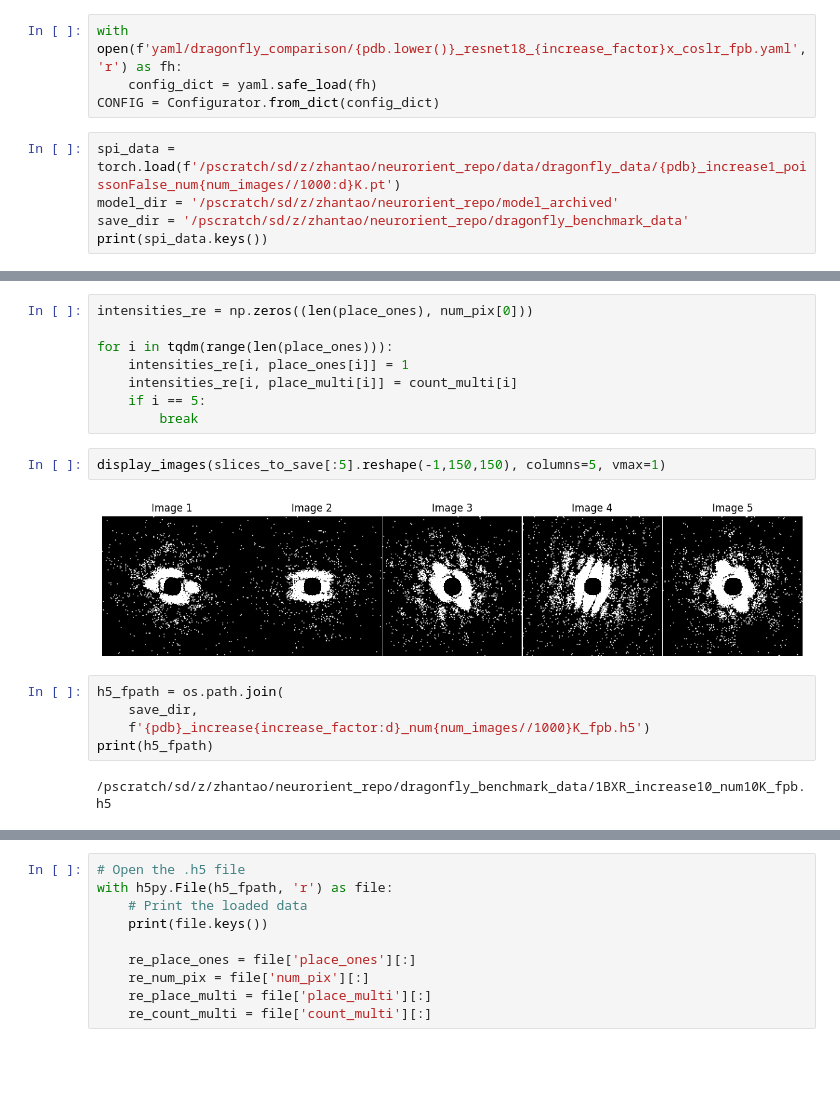
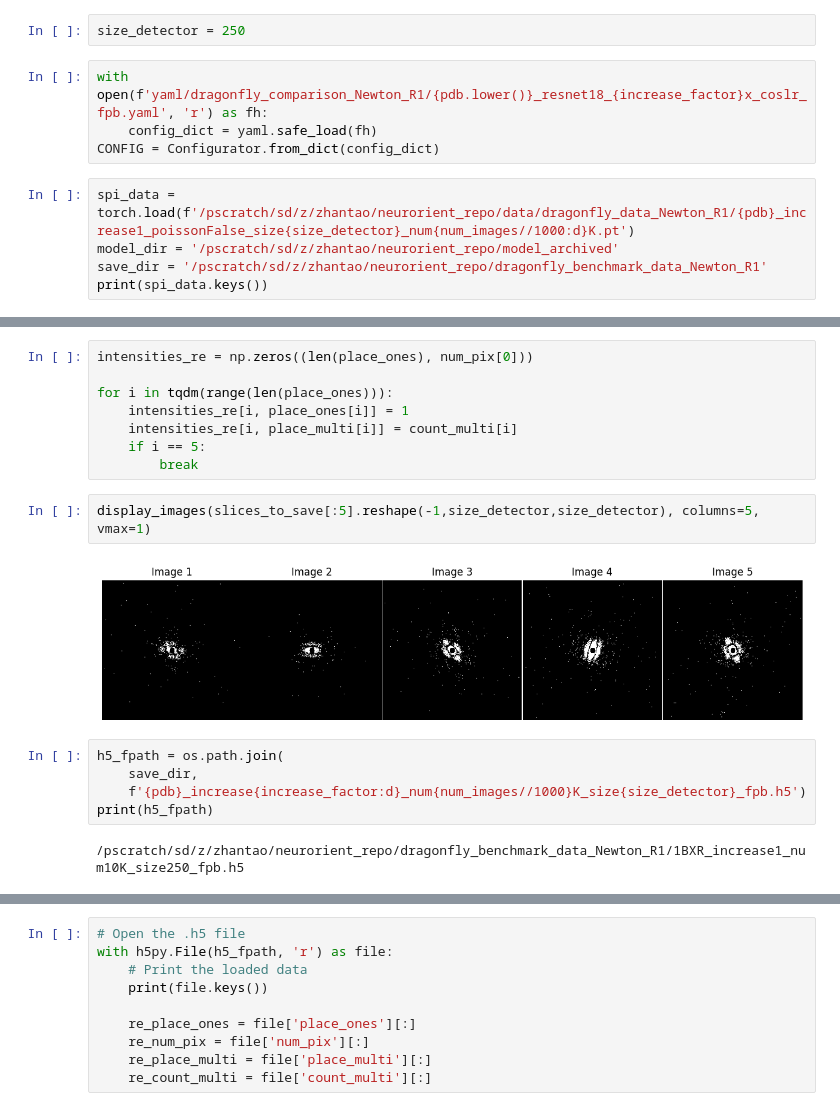
Before and after one commit to zhantaochen/neurorient, a Jupyter notebook: prepare_dragonfly_inputs.ipynb, the cells around one changed output, grey strips where cells are left out. Drawn from its saved outputs; the diff is of its cells as text; blank space fills up the shorter version.

```diff
--- a/prepare_dragonfly_inputs.ipynb
+++ b/prepare_dragonfly_inputs.ipynb
@@ -45,11 +45,13 @@ increase_factor = 10
+# %%
+size_detector = 250
 # %%
-with open(f'yaml/dragonfly_comparison/{pdb.lower()}_resnet18_{increase_factor}x_coslr_fpb.yaml', 'r') as fh:
+with open(f'yaml/dragonfly_comparison_Newton_R1/{pdb.lower()}_resnet18_{increase_factor}x_coslr_fpb.yaml', 'r') as fh:
     config_dict = yaml.safe_load(fh)
 CONFIG = Configurator.from_dict(config_dict)
 # %%
-spi_data = torch.load(f'/pscratch/sd/z/zhantao/neurorient_repo/data/dragonfly_data/{pdb}_increase1_poissonFalse_num{num_images//1000:d}K.pt')
+spi_data = torch.load(f'/pscratch/sd/z/zhantao/neurorient_repo/data/dragonfly_data_Newton_R1/{pdb}_increase1_poissonFalse_size{size_detector}_num{num_images//1000:d}K.pt')
 model_dir = '/pscratch/sd/z/zhantao/neurorient_repo/model_archived'
-save_dir = '/pscratch/sd/z/zhantao/neurorient_repo/dragonfly_benchmark_data'
+save_dir = '/pscratch/sd/z/zhantao/neurorient_repo/dragonfly_benchmark_data_Newton_R1'
 print(spi_data.keys())
 # %% [output]
 dict_keys(['orientations', 'intensities', 'pixel_position_reciprocal', 'pixel_index_map', 'volume', 'img_real_mesh', 'vol_real_mesh', 'time_stamp'])
@@ -98,16 +103,16 @@ for i in tqdm(range(len(place_ones))):
     if i == 5:
         break
 # %%
-display_images(slices_to_save[:5].reshape(-1,150,150), columns=5, vmax=1)
+display_images(slices_to_save[:5].reshape(-1,size_detector,size_detector), columns=5, vmax=1)
 # %% [output]
-[figure, old version]
+[figure, new version]
 # %%
 h5_fpath = os.path.join(
     save_dir,
-    f'{pdb}_increase{increase_factor:d}_num{num_images//1000}K_fpb.h5')
+    f'{pdb}_increase{increase_factor:d}_num{num_images//1000}K_size{size_detector}_fpb.h5')
 print(h5_fpath)
 # %% [output]
-/pscratch/sd/z/zhantao/neurorient_repo/dragonfly_benchmark_data/1BXR_increase10_num10K_fpb.h5
+/pscratch/sd/z/zhantao/neurorient_repo/dragonfly_benchmark_data_Newton_R1/1BXR_increase1_num10K_size250_fpb.h5
 # %%
 with h5py.File(h5_fpath, 'w') as f:
     # f.create_dataset('place_ones', data=place_ones, dtype=np.dtype('O'))
```
Also changed, not shown: parts of 4 cells of this notebook, 12 other files.
